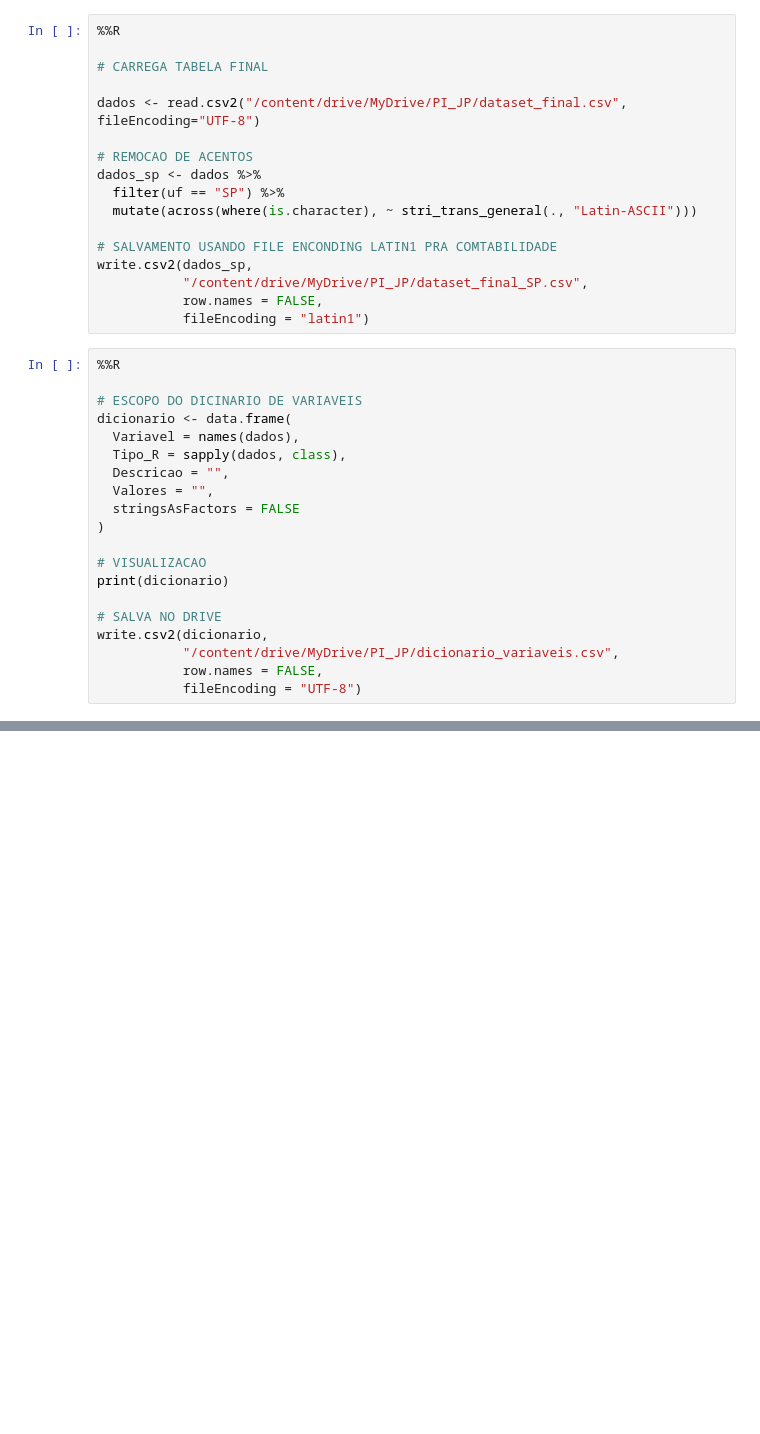
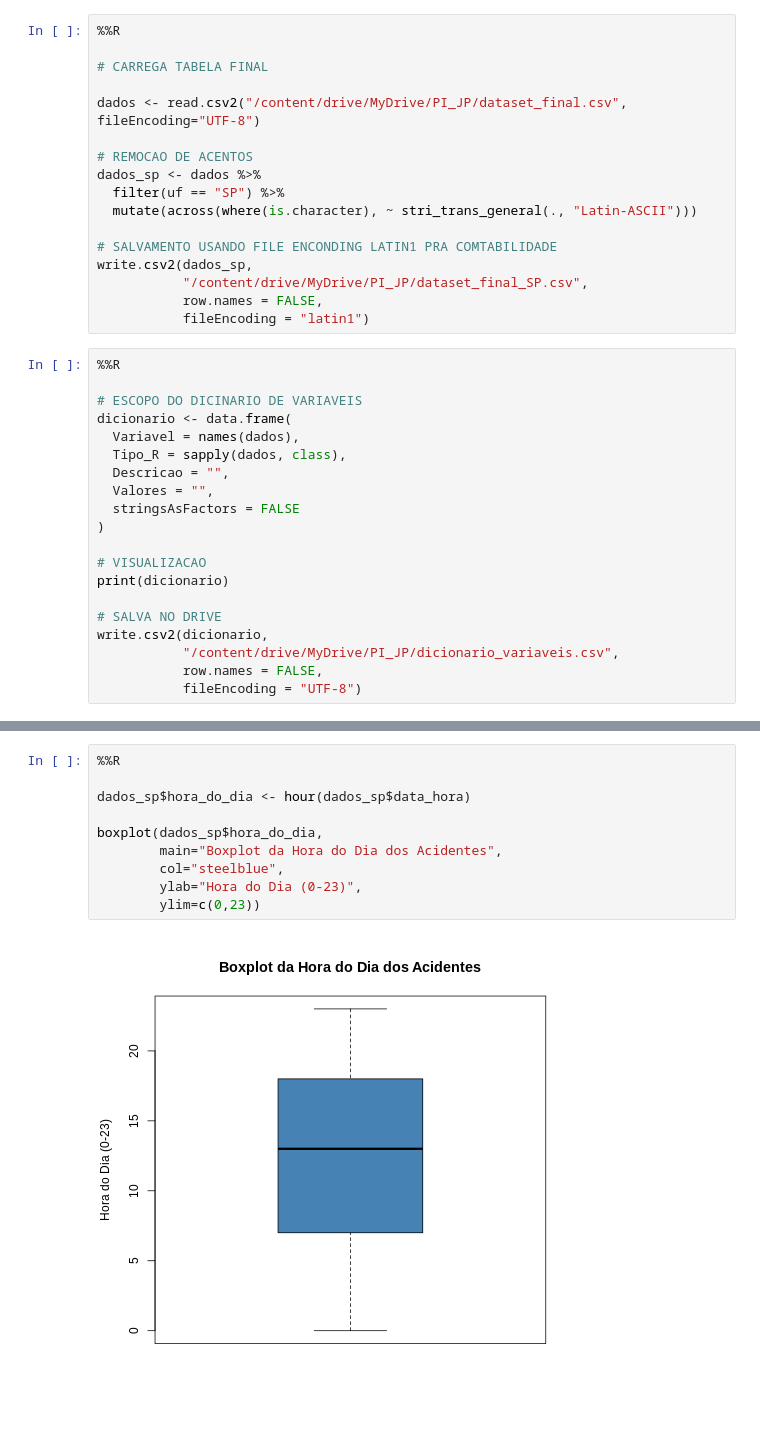
Before and after one commit to RCDS13/PI-JP-4SEM, a Jupyter notebook: etl_transito.ipynb, the cells around one changed output, grey strips where cells are left out. Cells and saved outputs as stored; diff of their text form; blank space fills up the shorter version.

```diff
--- a/etl_transito.ipynb
+++ b/etl_transito.ipynb
@@ -207,0 +199,12 @@ print(hora_pico)
+# %%
+%%R
+
+dados_sp$hora_do_dia <- hour(dados_sp$data_hora)
+
+boxplot(dados_sp$hora_do_dia,
+        main="Boxplot da Hora do Dia dos Acidentes",
+        col="steelblue",
+        ylab="Hora do Dia (0-23)",
+        ylim=c(0,23))
+# %% [output]
+[figure, added]
```
Also changed, not shown: parts of 8 cells of this notebook.
